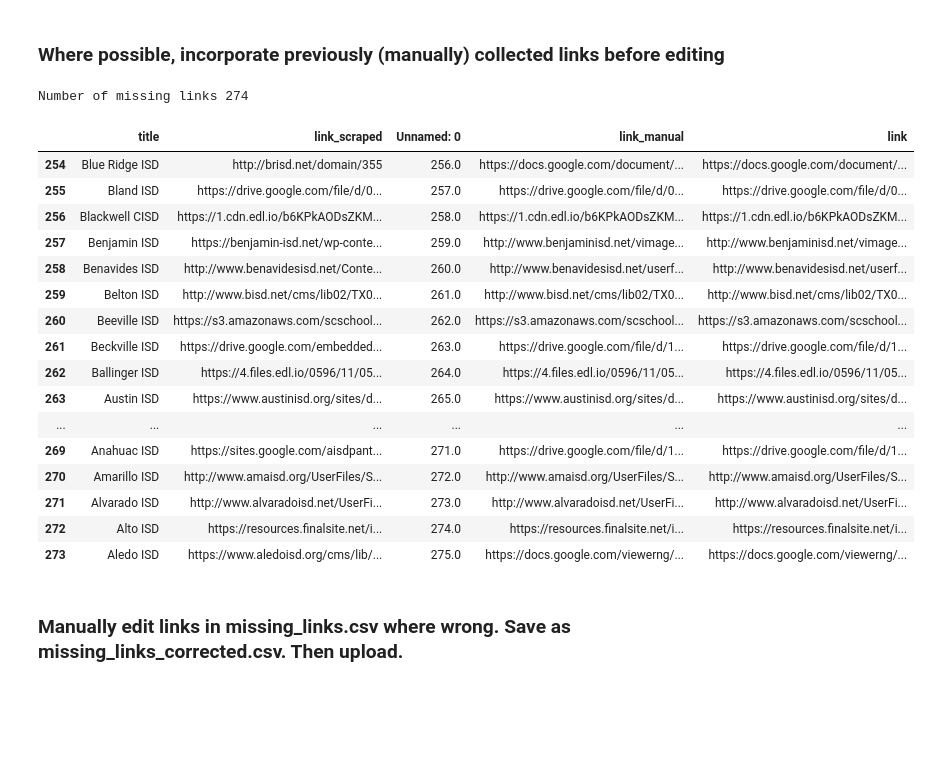
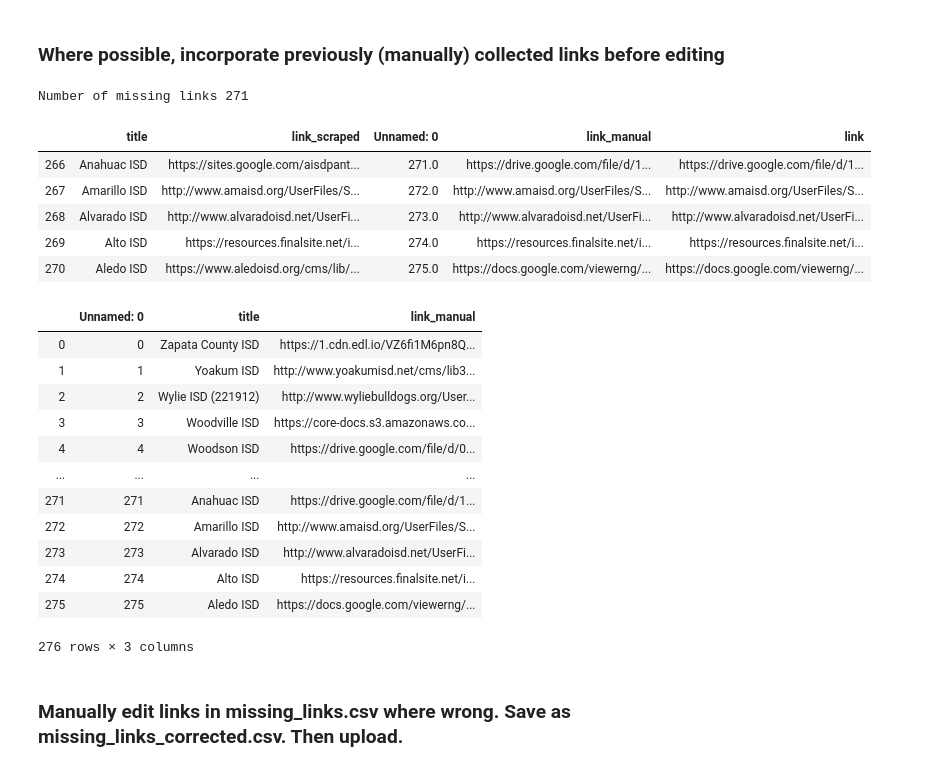
Before and after one commit to KylieLAnglin/dofis, a Jupyter notebook: data_from_plans/08_fix_laws.ipynb, the cells around one changed output. Drawn from its saved outputs; the diff is of its cells as text; code cells hidden in the pictures; blank space fills up the shorter version.

Commit message:
create update dois file - add new links

```diff
--- a/data_from_plans/08_fix_laws.ipynb
+++ b/data_from_plans/08_fix_laws.ipynb
@@ -36,7 +36,7 @@ extract_laws.get_laws(docs_df[docs_df.title == 'Robstown ISD']['text'].values[0]
 # %% [markdown]
 ## Check TEA website for new districts of innovation
 # %%
-add_new_dois = False
+add_new_dois = True
 # %%
 if add_new_dois:
     url = "https://tea.texas.gov/Texas_Schools/District_Initiatives/Districts_of_Innovation/"
@@ -53,5 +53,12 @@ if add_new_dois:
     # Save the district name and link for those districts that we don't have laws for
     missing_districts = combined_df[(combined_df['possible_laws'] == '[]')][['title', 'link']]
 
-    print("Number of missing districts: ", len(missing_districts))
+    new_districts = []
+    for dist in districts_list:
+        if dist not in list(docs_df.title):
+            new_districts.append(dist)
+
+    print("Number of new districts: ", len(new_districts))
+
+    print("Number of districts missing laws: ", len(missing_districts))
     missing_districts.head()
@@ -77,39 +85,46 @@ missing_districts.head()
 # %% [markdown]
 ### Where possible, incorporate previously (manually) collected links before editing
 # %%
+## TODO: Export to missing links only links that have not been previously corrected.
+
 missing_districts = missing_districts.rename({'link': 'link_scraped'}, axis = 'columns')
 
 # Import previous link fixes
 missing_links_old = pd.read_csv(os.path.join(data_path, 'missing_links_corrected.csv'))
 missing_links_old = missing_links_old.rename({'link': 'link_manual'}, axis = 'columns')
 
 # merge old and new
 missing_links = missing_districts.merge(missing_links_old, how = 'left', left_on = 'title', right_on = 'title')
 print("Number of missing links", len(missing_links))
 
 # If I haven't manually fixed the link before, show the link with the highest p(doi)
 missing_links['link'] = missing_links.link_manual
 missing_links['link'] = missing_links['link'].fillna(missing_links['link_scraped'])
-missing_links.tail(20)
+missing_links.tail(5)
 # %% [output]
-Number of missing links 274
+Number of missing links 271
 |  | title | link_scraped | Unnamed: 0 | link_manual | link |
-| 254 | Blue Ridge ISD | http://brisd.net/domain/355 | 256.0 | https://docs.google.com/document/... | https://docs.google.com/document/... |
-| 255 | Bland ISD | https://drive.google.com/file/d/0... | 257.0 | https://drive.google.com/file/d/0... | https://drive.google.com/file/d/0... |
-| 256 | Blackwell CISD | https://1.cdn.edl.io/b6KPkAODsZKM... | 258.0 | https://1.cdn.edl.io/b6KPkAODsZKM... | https://1.cdn.edl.io/b6KPkAODsZKM... |
-| 257 | Benjamin ISD | https://benjamin-isd.net/wp-conte... | 259.0 | http://www.benjaminisd.net/vimage... | http://www.benjaminisd.net/vimage... |
-| 258 | Benavides ISD | http://www.benavidesisd.net/Conte... | 260.0 | http://www.benavidesisd.net/userf... | http://www.benavidesisd.net/userf... |
-| 259 | Belton ISD | http://www.bisd.net/cms/lib02/TX0... | 261.0 | http://www.bisd.net/cms/lib02/TX0... | http://www.bisd.net/cms/lib02/TX0... |
-| 260 | Beeville ISD | https://s3.amazonaws.com/scschool... | 262.0 | https://s3.amazonaws.com/scschool... | https://s3.amazonaws.com/scschool... |
-| 261 | Beckville ISD | https://drive.google.com/embedded... | 263.0 | https://drive.google.com/file/d/1... | https://drive.google.com/file/d/1... |
-| 262 | Ballinger ISD | https://4.files.edl.io/0596/11/05... | 264.0 | https://4.files.edl.io/0596/11/05... | https://4.files.edl.io/0596/11/05... |
-| 263 | Austin ISD | https://www.austinisd.org/sites/d... | 265.0 | https://www.austinisd.org/sites/d... | https://www.austinisd.org/sites/d... |
-| ... | ... | ... | ... | ... | ... |
-| 269 | Anahuac ISD | https://sites.google.com/aisdpant... | 271.0 | https://drive.google.com/file/d/1... | https://drive.google.com/file/d/1... |
-| 270 | Amarillo ISD | http://www.amaisd.org/UserFiles/S... | 272.0 | http://www.amaisd.org/UserFiles/S... | http://www.amaisd.org/UserFiles/S... |
-| 271 | Alvarado ISD | http://www.alvaradoisd.net/UserFi... | 273.0 | http://www.alvaradoisd.net/UserFi... | http://www.alvaradoisd.net/UserFi... |
-| 272 | Alto ISD | https://resources.finalsite.net/i... | 274.0 | https://resources.finalsite.net/i... | https://resources.finalsite.net/i... |
-| 273 | Aledo ISD | https://www.aledoisd.org/cms/lib/... | 275.0 | https://docs.google.com/viewerng/... | https://docs.google.com/viewerng/... |
+| 266 | Anahuac ISD | https://sites.google.com/aisdpant... | 271.0 | https://drive.google.com/file/d/1... | https://drive.google.com/file/d/1... |
+| 267 | Amarillo ISD | http://www.amaisd.org/UserFiles/S... | 272.0 | http://www.amaisd.org/UserFiles/S... | http://www.amaisd.org/UserFiles/S... |
+| 268 | Alvarado ISD | http://www.alvaradoisd.net/UserFi... | 273.0 | http://www.alvaradoisd.net/UserFi... | http://www.alvaradoisd.net/UserFi... |
+| 269 | Alto ISD | https://resources.finalsite.net/i... | 274.0 | https://resources.finalsite.net/i... | https://resources.finalsite.net/i... |
+| 270 | Aledo ISD | https://www.aledoisd.org/cms/lib/... | 275.0 | https://docs.google.com/viewerng/... | https://docs.google.com/viewerng/... |
+# %%
+missing_links_old
+# %% [output]
+|  | Unnamed: 0 | title | link_manual |
+| 0 | 0 | Zapata County ISD | https://1.cdn.edl.io/VZ6fi1M6pn8Q... |
+| 1 | 1 | Yoakum ISD | http://www.yoakumisd.net/cms/lib3... |
+| 2 | 2 | Wylie ISD (221912) | http://www.wyliebulldogs.org/User... |
+| 3 | 3 | Woodville ISD | https://core-docs.s3.amazonaws.co... |
+| 4 | 4 | Woodson ISD | https://drive.google.com/file/d/0... |
+| ... | ... | ... | ... |
+| 271 | 271 | Anahuac ISD | https://drive.google.com/file/d/1... |
+| 272 | 272 | Amarillo ISD | http://www.amaisd.org/UserFiles/S... |
+| 273 | 273 | Alvarado ISD | http://www.alvaradoisd.net/UserFi... |
+| 274 | 274 | Alto ISD | https://resources.finalsite.net/i... |
+| 275 | 275 | Aledo ISD | https://docs.google.com/viewerng/... |
+276 rows × 3 columns
 # %%
 missing_links = missing_links[['title', 'link']]
 missing_links.to_csv(os.path.join(data_path, 'missing_links.csv'))
```
Also changed, not shown: parts of 2 cells of this notebook, 6 other files.
